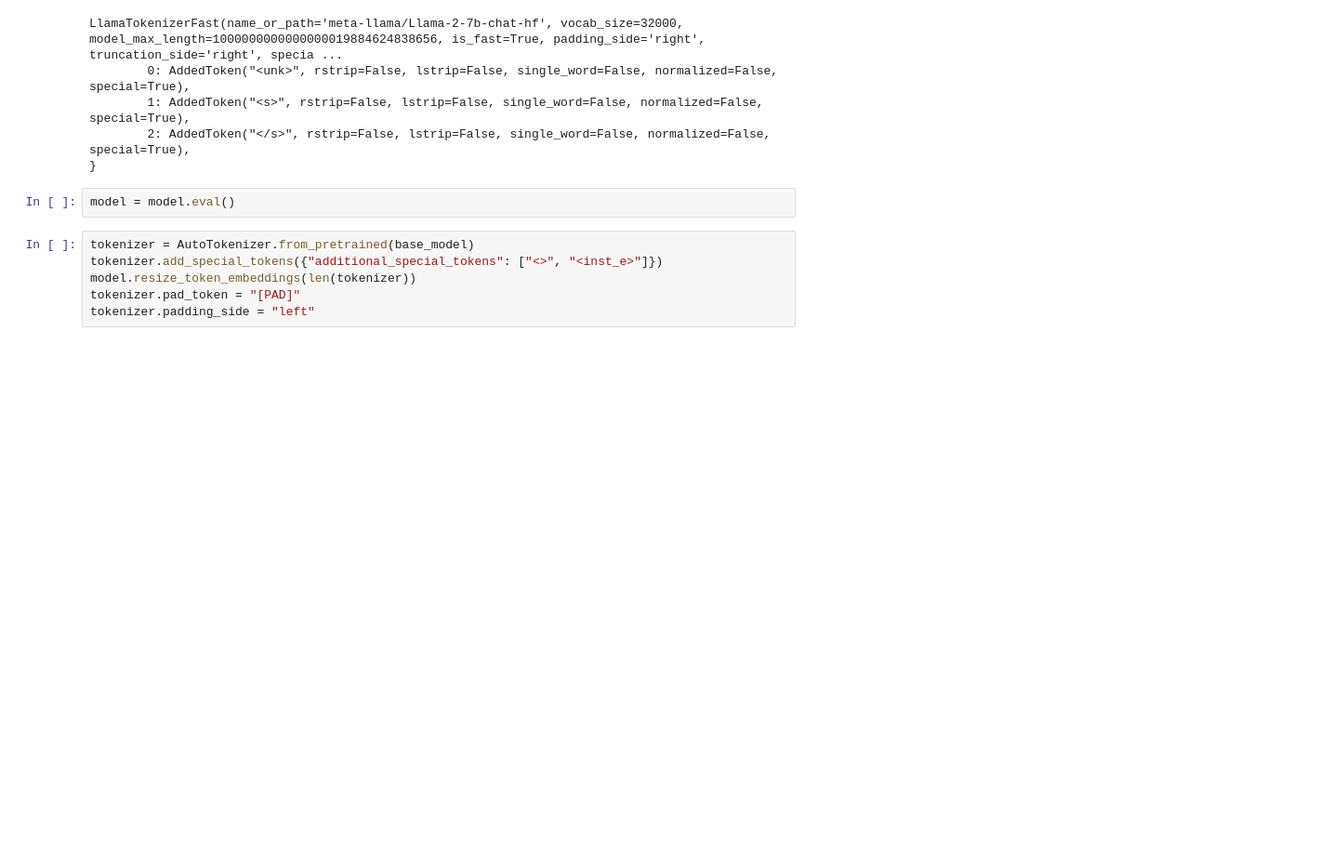
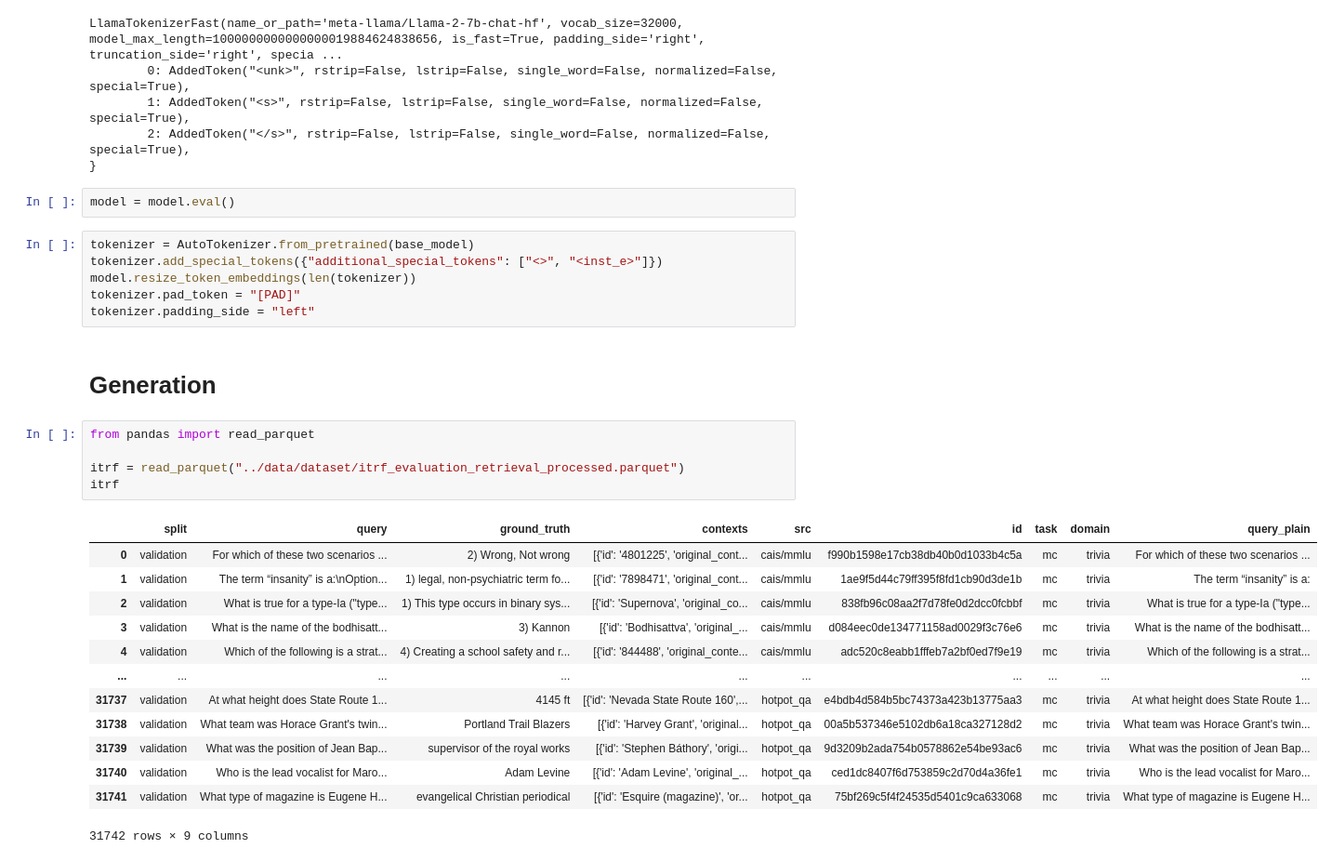
Before and after one commit to tristanratz/ITRF, a Jupyter notebook: evaluation/evaluation_set.ipynb, the cells around one changed output. Shown: that part at 93% size. Drawn from its saved outputs; the diff is of its cells as text; blank space fills up the shorter version.

```diff
--- a/evaluation/evaluation_set.ipynb
+++ b/evaluation/evaluation_set.ipynb
@@ -213,3 +213,24 @@ tokenizer.add_special_tokens({"additional_special_tokens": ["<>", "<inst_e>"]})
 model.resize_token_embeddings(len(tokenizer))
 tokenizer.pad_token = "[PAD]"
 tokenizer.padding_side = "left"
+# %% [markdown]
+# Generation
+# %%
+from pandas import read_parquet
+
+itrf = read_parquet("../data/dataset/itrf_evaluation_retrieval_processed.parquet")
+itrf
+# %% [output]
+|  | split | query | ground_truth | contexts | src | id | task | domain | query_plain |
+| 0 | validation | For which of these two scenarios ... | 2) Wrong, Not wrong | [{'id': '4801225', 'original_cont... | cais/mmlu | f990b1598e17cb38db40b0d1033b4c5a | mc | trivia | For which of these two scenarios ... |
+| 1 | validation | The term “insanity” is a:\nOption... | 1) legal, non-psychiatric term fo... | [{'id': '7898471', 'original_cont... | cais/mmlu | 1ae9f5d44c79ff395f8fd1cb90d3de1b | mc | trivia | The term “insanity” is a: |
+| 2 | validation | What is true for a type-Ia ("type... | 1) This type occurs in binary sys... | [{'id': 'Supernova', 'original_co... | cais/mmlu | 838fb96c08aa2f7d78fe0d2dcc0fcbbf | mc | trivia | What is true for a type-Ia ("type... |
+| 3 | validation | What is the name of the bodhisatt... | 3) Kannon | [{'id': 'Bodhisattva', 'original_... | cais/mmlu | d084eec0de134771158ad0029f3c76e6 | mc | trivia | What is the name of the bodhisatt... |
+| 4 | validation | Which of the following is a strat... | 4) Creating a school safety and r... | [{'id': '844488', 'original_conte... | cais/mmlu | adc520c8eabb1fffeb7a2bf0ed7f9e19 | mc | trivia | Which of the following is a strat... |
+| ... | ... | ... | ... | ... | ... | ... | ... | ... | ... |
+| 31737 | validation | At what height does State Route 1... | 4145 ft | [{'id': 'Nevada State Route 160',... | hotpot_qa | e4bdb4d584b5bc74373a423b13775aa3 | mc | trivia | At what height does State Route 1... |
+| 31738 | validation | What team was Horace Grant's twin... | Portland Trail Blazers | [{'id': 'Harvey Grant', 'original... | hotpot_qa | 00a5b537346e5102db6a18ca327128d2 | mc | trivia | What team was Horace Grant's twin... |
+| 31739 | validation | What was the position of Jean Bap... | supervisor of the royal works | [{'id': 'Stephen Báthory', 'origi... | hotpot_qa | 9d3209b2ada754b0578862e54be93ac6 | mc | trivia | What was the position of Jean Bap... |
+| 31740 | validation | Who is the lead vocalist for Maro... | Adam Levine | [{'id': 'Adam Levine', 'original_... | hotpot_qa | ced1dc8407f6d753859c2d70d4a36fe1 | mc | trivia | Who is the lead vocalist for Maro... |
+| 31741 | validation | What type of magazine is Eugene H... | evangelical Christian periodical | [{'id': 'Esquire (magazine)', 'or... | hotpot_qa | 75bf269c5f4f24535d5401c9ca633068 | mc | trivia | What type of magazine is Eugene H... |
+31742 rows × 9 columns
```
Also changed, not shown: parts of 9 cells of this notebook.
